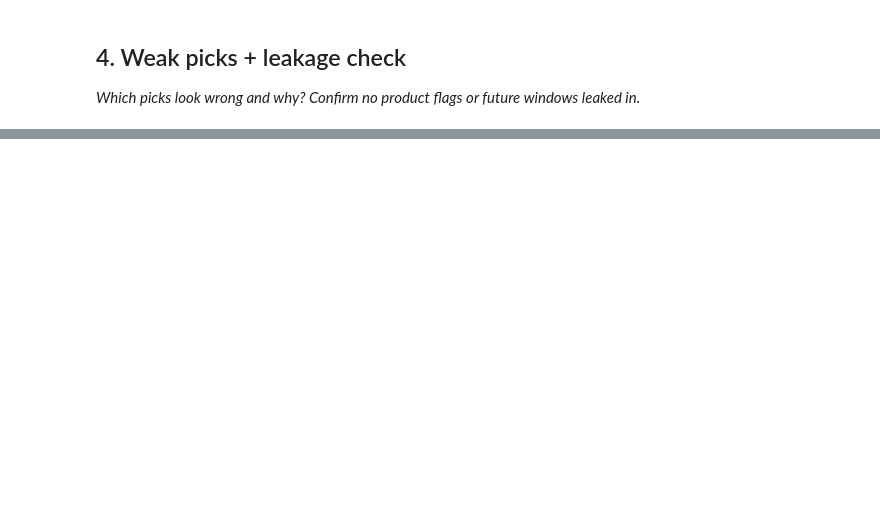
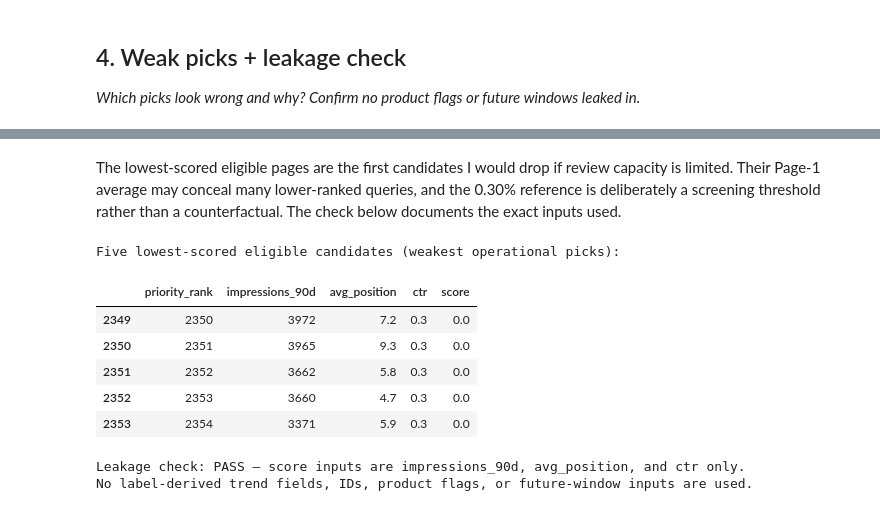
Before and after one commit to avi-dot-ai/FL-W, a Jupyter notebook: work/notebooks/w04_baseline_score.ipynb, the cells around one changed output, grey strips where cells are left out. Cells and saved outputs as stored; diff of their text form; code cells hidden in the pictures; blank space fills up the shorter version.

```diff
--- a/work/notebooks/w04_baseline_score.ipynb
+++ b/work/notebooks/w04_baseline_score.ipynb
@@ -46,0 +232,24 @@ Before you submit, confirm each line honestly:
+# %% [markdown]
+
+The lowest-scored eligible pages are the first candidates I would drop if review capacity is limited. Their Page-1 average may conceal many lower-ranked queries, and the 0.30% reference is deliberately a screening threshold rather than a counterfactual. The check below documents the exact inputs used.
+# %%
+weak_picks = ranked_queue.tail(5).sort_values('priority_rank')
+print('Five lowest-scored eligible candidates (weakest operational picks):')
+display(weak_picks[['priority_rank', 'impressions_90d', 'avg_position', 'ctr', 'score']])
+
+used_inputs = {'impressions_90d', 'avg_position', 'ctr'}
+forbidden_or_label_derived = {'trend_direction', 'trend_pct', 'is_declining_label', 'content_id', 'client_id'}
+assert used_inputs.isdisjoint(forbidden_or_label_derived)
+assert not any(col.startswith(('impressions_last_', 'clicks_last_', 'sessions_last_')) for col in used_inputs)
+print('Leakage check: PASS — score inputs are impressions_90d, avg_position, and ctr only.')
+print('No label-derived trend fields, IDs, product flags, or future-window inputs are used.')
+# %% [output]
+Five lowest-scored eligible candidates (weakest operational picks):
+|  | priority_rank | impressions_90d | avg_position | ctr | score |
+| 2349 | 2350 | 3972 | 7.2 | 0.3 | 0.0 |
+| 2350 | 2351 | 3965 | 9.3 | 0.3 | 0.0 |
+| 2351 | 2352 | 3662 | 5.8 | 0.3 | 0.0 |
+| 2352 | 2353 | 3660 | 4.7 | 0.3 | 0.0 |
+| 2353 | 2354 | 3371 | 5.9 | 0.3 | 0.0 |
+Leakage check: PASS — score inputs are impressions_90d, avg_position, and ctr only.
+No label-derived trend fields, IDs, product flags, or future-window inputs are used.
```
Also changed, not shown: parts of 14 cells of this notebook.
